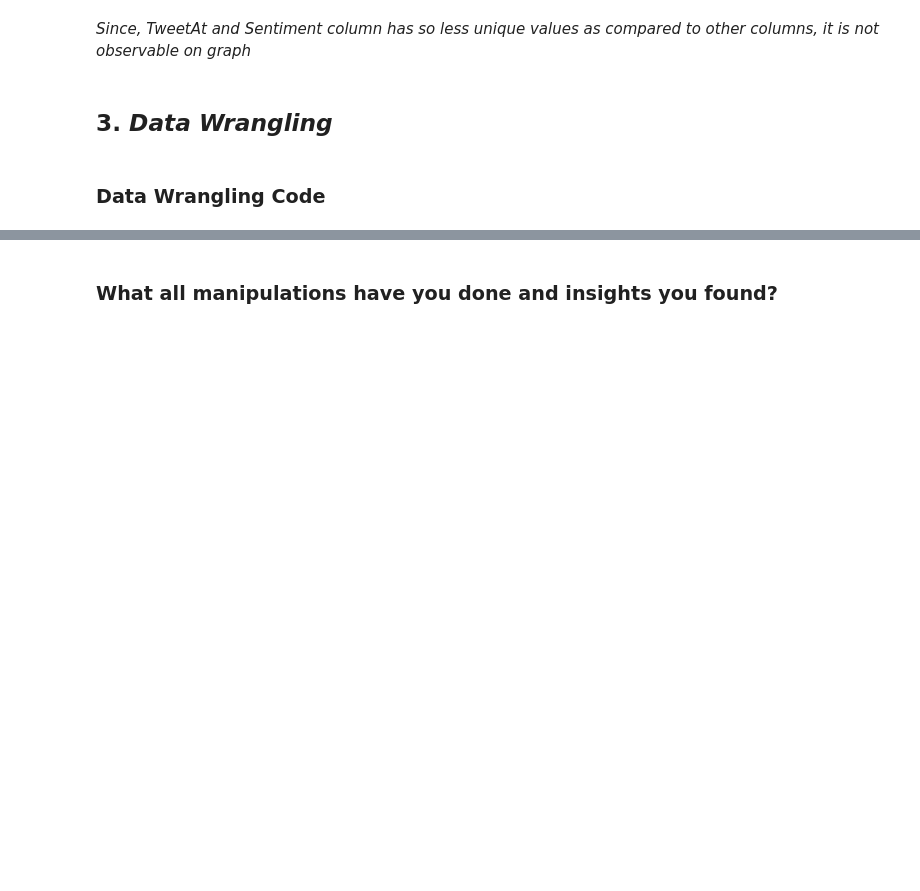
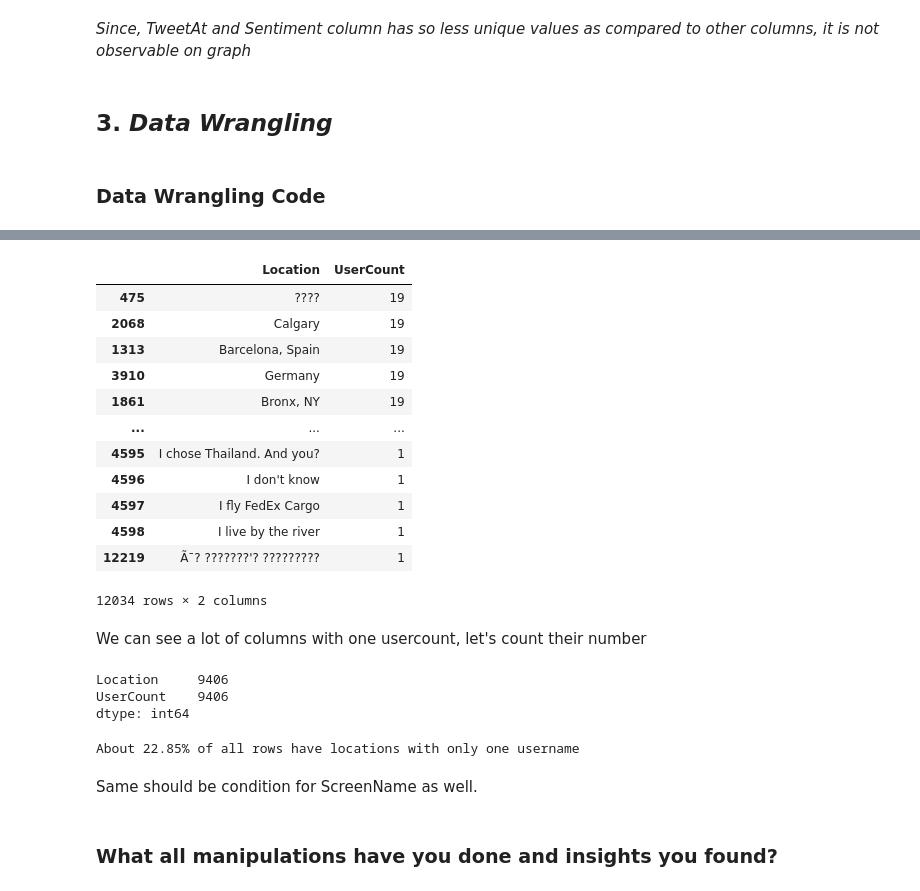
Before and after one commit to Bprs68/Corona-Virus-Tweet-Sentiment-Analysis, a Jupyter notebook: Coronavirus_Tweet_Sentiment_Analysis.ipynb, the cells around one changed output, grey strips where cells are left out. Cells and saved outputs as stored; diff of their text form; code cells hidden in the pictures; blank space fills up the shorter version.

```diff
--- a/Coronavirus_Tweet_Sentiment_Analysis.ipynb
+++ b/Coronavirus_Tweet_Sentiment_Analysis.ipynb
@@ -253,2 +310,37 @@ sns.barplot(data=m, x=m['columns'], y=m['values'])
+# %%
+# checking location values with less usernames, here we will take 20 as our threshold
+m = df.groupby('Location')['UserName'].count().reset_index().sort_values('UserName', ascending=False).rename(columns={'UserName':'UserCount'})
+m[m['UserCount']<20]
+# %% [output]
+|  | Location | UserCount |
+| 475 | ???? | 19 |
+| 2068 | Calgary | 19 |
+| 1313 | Barcelona, Spain | 19 |
+| 3910 | Germany | 19 |
+| 1861 | Bronx, NY | 19 |
+| ... | ... | ... |
+| 4595 | I chose Thailand. And you? | 1 |
+| 4596 | I don't know | 1 |
+| 4597 | I fly FedEx Cargo | 1 |
+| 4598 | I live by the river | 1 |
+| 12219 | Ã¯? ???????'? ????????? | 1 |
+12034 rows × 2 columns
+# %% [markdown]
+We can see a lot of columns with one usercount, let's count their number
+# %%
+# counting locations with one username
+m[m['UserCount']<=1].count()
+# %% [output]
+Location     9406
+UserCount    9406
+dtype: int64
+# %%
+# checking percentage of locations with only one user
+percentage_of_locations_with_one_user = round((m[m['UserCount']==1].count()[0]/len(df))*100,2)
+print(f'About {percentage_of_locations_with_one_user}% of all rows have locations with only one username')
+# %% [output]
+About 22.85% of all rows have locations with only one username
+# %% [markdown]
+Same should be condition for ScreenName as well.
 # %% [markdown]
 ### What all manipulations have you done and insights you found?
```
Also changed, not shown: parts of 19 cells of this notebook.
